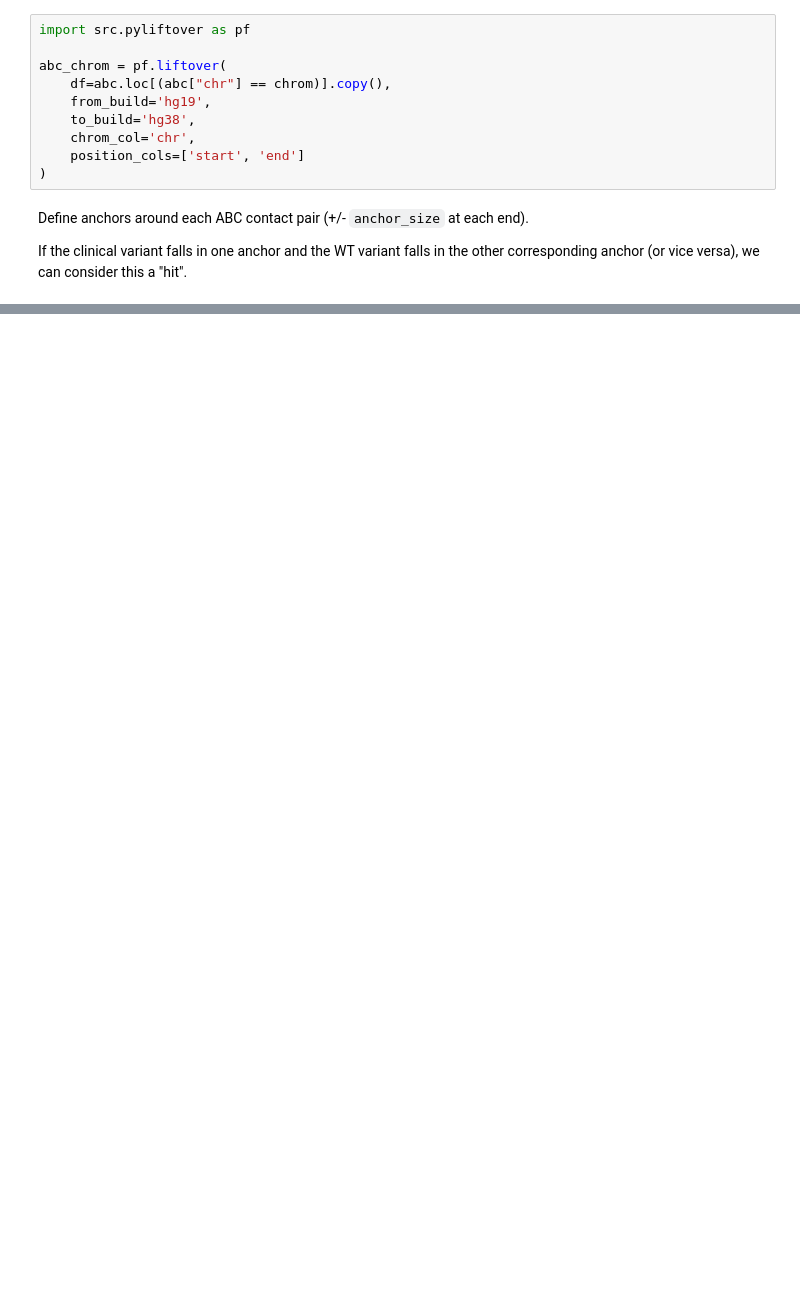
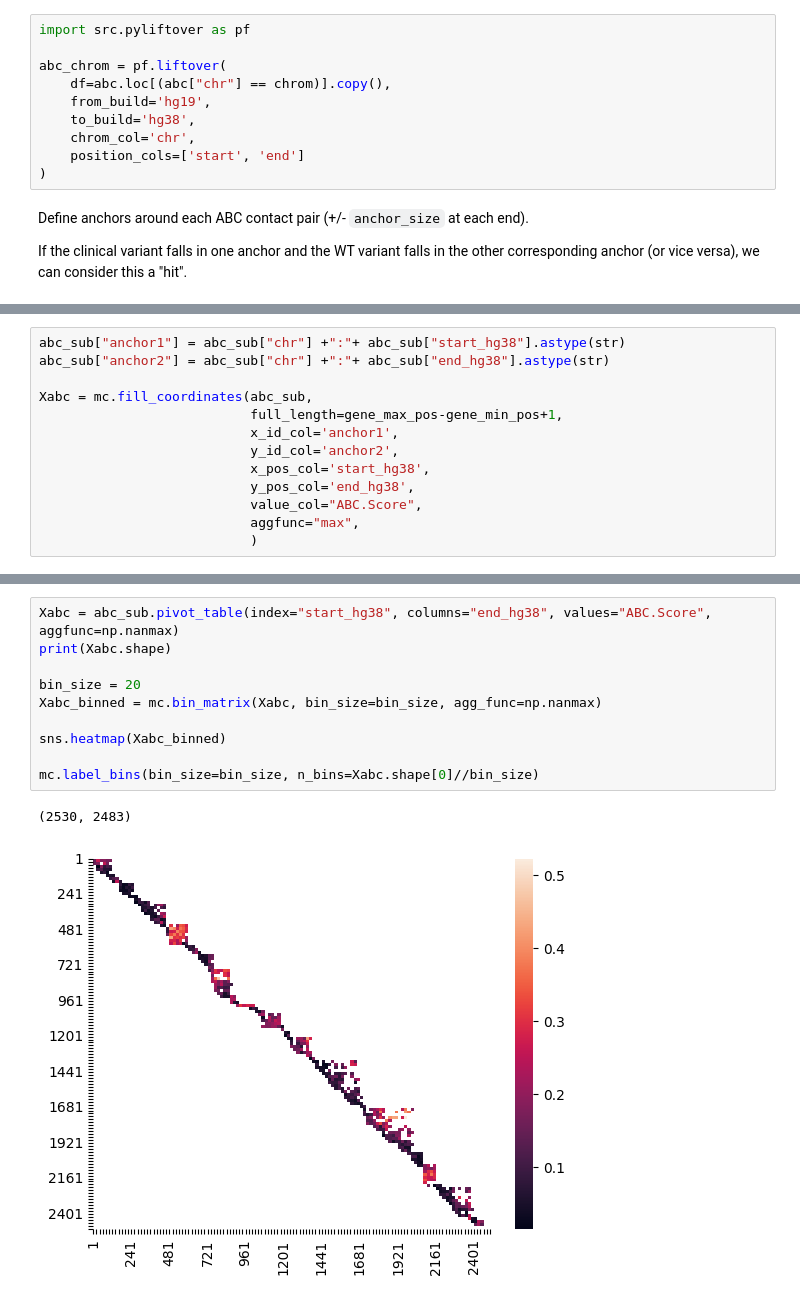
Before and after one commit to bschilder/VEP_DNA, a Jupyter notebook: notebooks/variant_attribution.ipynb, the cells around one changed output, grey strips where cells are left out. Cells and saved outputs as stored; diff of their text form; blank space fills up the shorter version.

```diff
--- a/notebooks/variant_attribution.ipynb
+++ b/notebooks/variant_attribution.ipynb
@@ -809,0 +861,13 @@ Finding ridge-ABC pairs with both wt and clinical in different anchors (fast gro
+# %%
+abc_sub["anchor1"] = abc_sub["chr"] +":"+ abc_sub["start_hg38"].astype(str)
+abc_sub["anchor2"] = abc_sub["chr"] +":"+ abc_sub["end_hg38"].astype(str)
+
+Xabc = mc.fill_coordinates(abc_sub,
+                           full_length=gene_max_pos-gene_min_pos+1,
+                           x_id_col='anchor1',
+                           y_id_col='anchor2',
+                           x_pos_col='start_hg38',
+                           y_pos_col='end_hg38',
+                           value_col="ABC.Score",
+                           aggfunc="max",
+                           )
@@ -809,0 +887,13 @@ Finding ridge-ABC pairs with both wt and clinical in different anchors (fast gro
+# %%
+Xabc = abc_sub.pivot_table(index="start_hg38", columns="end_hg38", values="ABC.Score", aggfunc=np.nanmax)
+print(Xabc.shape)
+
+bin_size = 20
+Xabc_binned = mc.bin_matrix(Xabc, bin_size=bin_size, agg_func=np.nanmax)
+
+sns.heatmap(Xabc_binned)
+
+mc.label_bins(bin_size=bin_size, n_bins=Xabc.shape[0]//bin_size)
+# %% [output]
+(2530, 2483)
+[figure, added]
```
Also changed, not shown: parts of 15 cells of this notebook, 1 other file.
